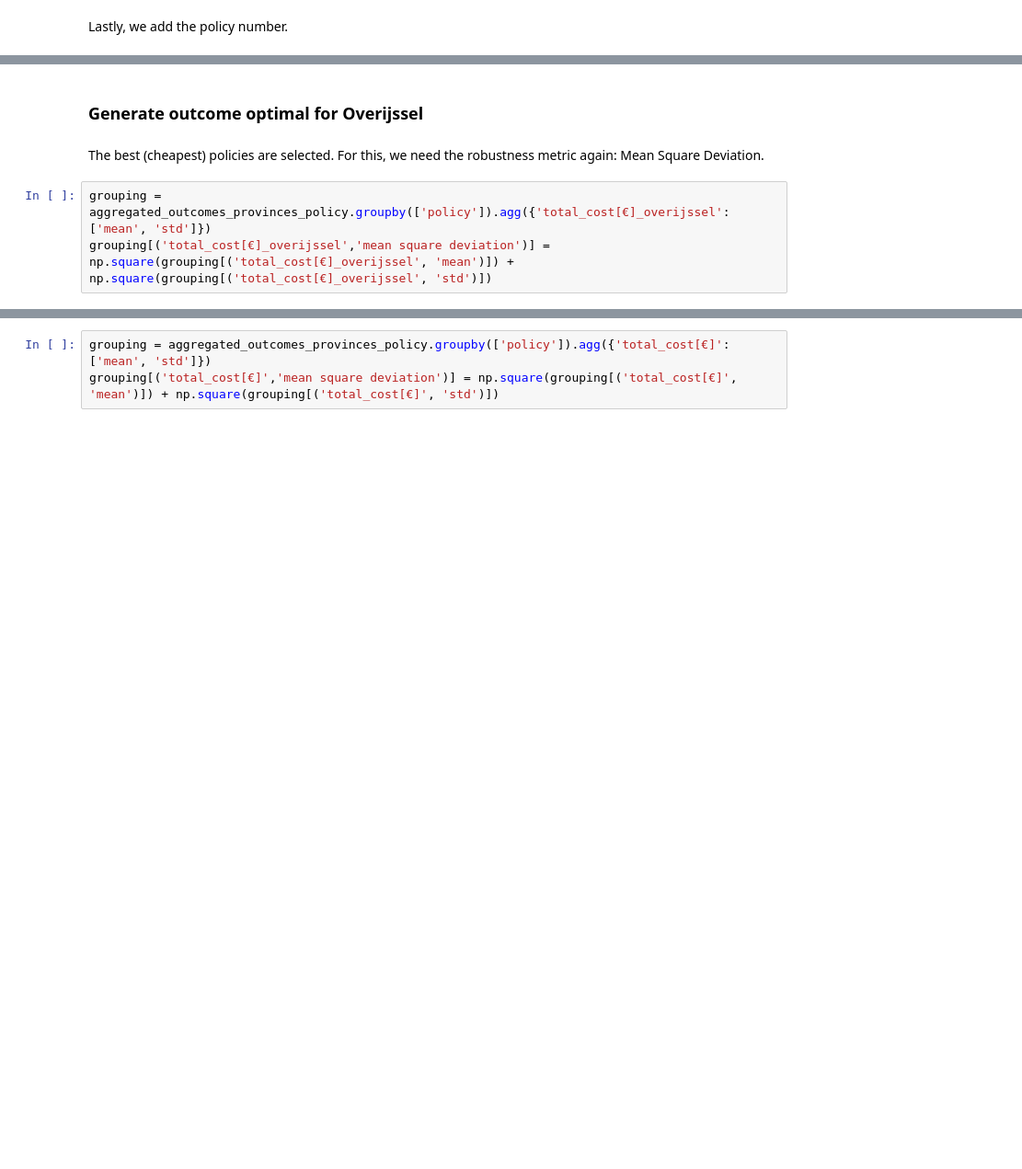
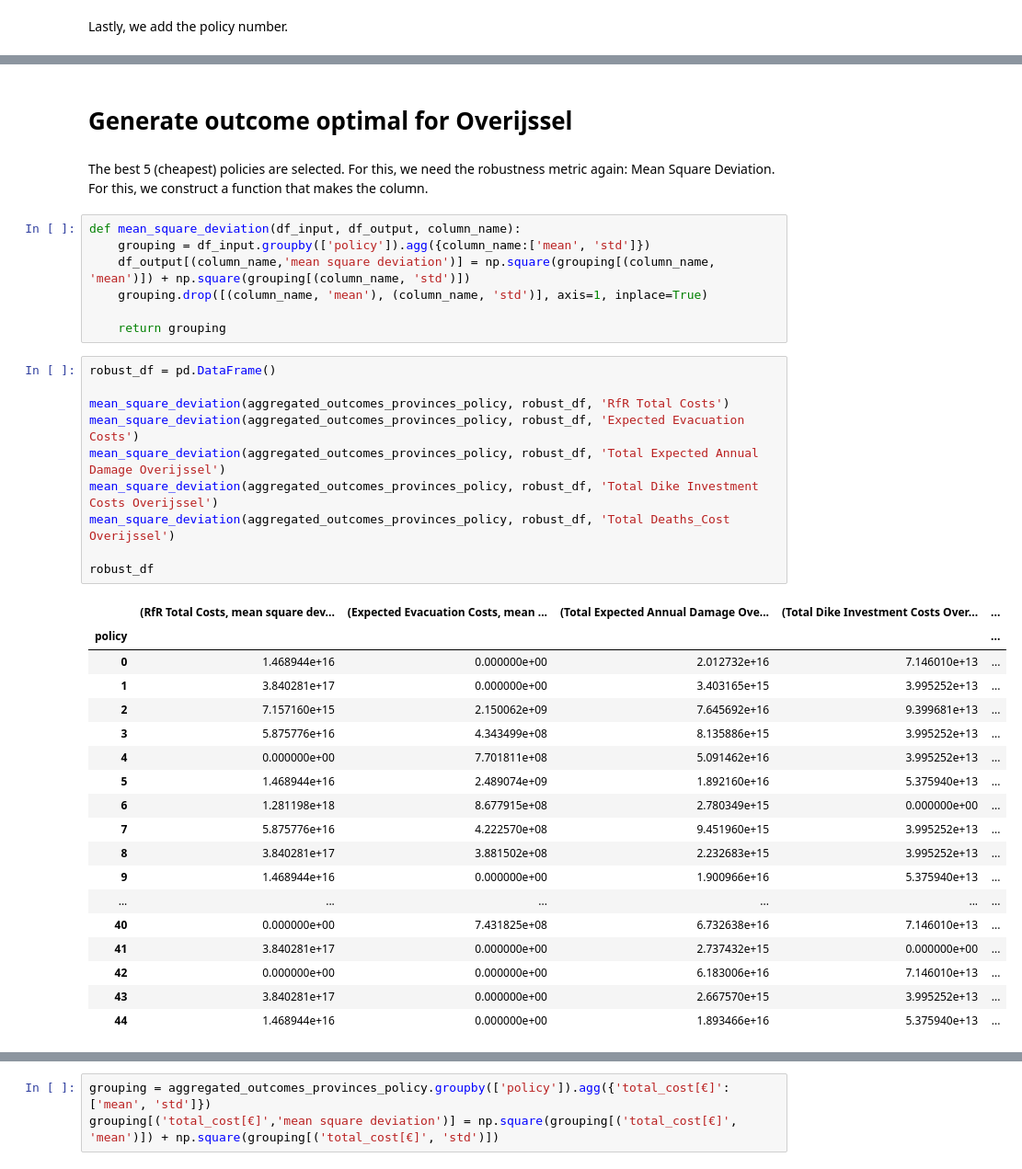
Before and after one commit to JasperBaars/EPA1361_Model-based_Decision-making, a Jupyter notebook: Final Assignment EPA1361/Model and Notebooks/4. Scenario Discovery.ipynb, the cells around one changed output, grey strips where cells are left out. Shown at 92% size. Drawn from its saved outputs; the diff is of its cells as text; blank space fills up the shorter version.

```diff
--- a/Final Assignment EPA1361/Model and Notebooks/4. Scenario Discovery.ipynb
+++ b/Final Assignment EPA1361/Model and Notebooks/4. Scenario Discovery.ipynb
@@ -146,10 +146,43 @@ aggregated_outcomes_provinces_policy
 # %% [markdown]
-### Generate outcome optimal for Overijssel
+# Generate outcome optimal for Overijssel
 # %% [markdown]
-The best (cheapest) policies are selected. For this, we need the robustness metric again: Mean Square Deviation.
+The best 5 (cheapest) policies are selected. For this, we need the robustness metric again: Mean Square Deviation. For this, we construct a function that makes the column.
 # %%
-grouping = aggregated_outcomes_provinces_policy.groupby(['policy']).agg({'total_cost[€]_overijssel':['mean', 'std']})
-grouping[('total_cost[€]_overijssel','mean square deviation')] = np.square(grouping[('total_cost[€]_overijssel', 'mean')]) + np.square(grouping[('total_cost[€]_overijssel', 'std')])
+def mean_square_deviation(df_input, df_output, column_name):
+    grouping = df_input.groupby(['policy']).agg({column_name:['mean', 'std']})
+    df_output[(column_name,'mean square deviation')] = np.square(grouping[(column_name, 'mean')]) + np.square(grouping[(column_name, 'std')])
+    grouping.drop([(column_name, 'mean'), (column_name, 'std')], axis=1, inplace=True)
+
+    return grouping
+# %%
+robust_df = pd.DataFrame()
+
+mean_square_deviation(aggregated_outcomes_provinces_policy, robust_df, 'RfR Total Costs')
+mean_square_deviation(aggregated_outcomes_provinces_policy, robust_df, 'Expected Evacuation Costs')
+mean_square_deviation(aggregated_outcomes_provinces_policy, robust_df, 'Total Expected Annual Damage Overijssel')
+mean_square_deviation(aggregated_outcomes_provinces_policy, robust_df, 'Total Dike Investment Costs Overijssel')
+mean_square_deviation(aggregated_outcomes_provinces_policy, robust_df, 'Total Deaths_Cost Overijssel')
+
+robust_df
+# %% [output]
+|  | (RfR Total Costs, mean square dev... | (Expected Evacuation Costs, mean ... | (Total Expected Annual Damage Ove... | (Total Dike Investment Costs Over... | ... |
+| policy |  |  |  |  | ... |
+| 0 | 1.468944e+16 | 0.000000e+00 | 2.012732e+16 | 7.146010e+13 | ... |
+| 1 | 3.840281e+17 | 0.000000e+00 | 3.403165e+15 | 3.995252e+13 | ... |
+| 2 | 7.157160e+15 | 2.150062e+09 | 7.645692e+16 | 9.399681e+13 | ... |
+| 3 | 5.875776e+16 | 4.343499e+08 | 8.135886e+15 | 3.995252e+13 | ... |
+| 4 | 0.000000e+00 | 7.701811e+08 | 5.091462e+16 | 3.995252e+13 | ... |
+| 5 | 1.468944e+16 | 2.489074e+09 | 1.892160e+16 | 5.375940e+13 | ... |
+| 6 | 1.281198e+18 | 8.677915e+08 | 2.780349e+15 | 0.000000e+00 | ... |
+| 7 | 5.875776e+16 | 4.222570e+08 | 9.451960e+15 | 3.995252e+13 | ... |
+| 8 | 3.840281e+17 | 3.881502e+08 | 2.232683e+15 | 3.995252e+13 | ... |
+| 9 | 1.468944e+16 | 0.000000e+00 | 1.900966e+16 | 5.375940e+13 | ... |
+| ... | ... | ... | ... | ... | ... |
+| 40 | 0.000000e+00 | 7.431825e+08 | 6.732638e+16 | 7.146010e+13 | ... |
+| 41 | 3.840281e+17 | 0.000000e+00 | 2.737432e+15 | 0.000000e+00 | ... |
+| 42 | 0.000000e+00 | 0.000000e+00 | 6.183006e+16 | 7.146010e+13 | ... |
+| 43 | 3.840281e+17 | 0.000000e+00 | 2.667570e+15 | 3.995252e+13 | ... |
+| 44 | 1.468944e+16 | 0.000000e+00 | 1.893466e+16 | 5.375940e+13 | ... |
 # %%
 n_scenarios_of_interest = 5
 
```
Also changed, not shown: parts of 9 cells of this notebook, 4 other files.
